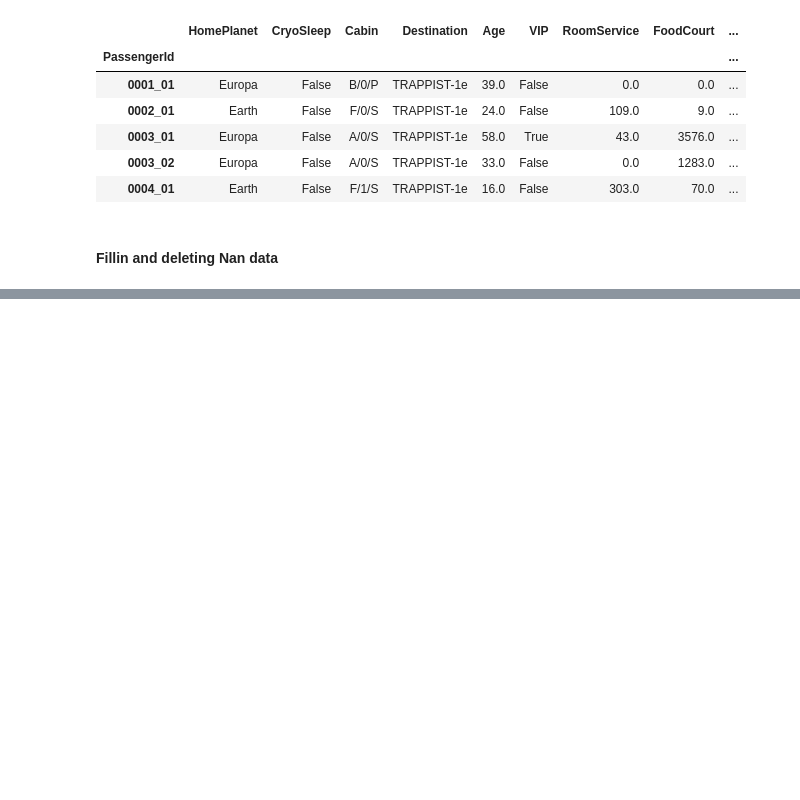
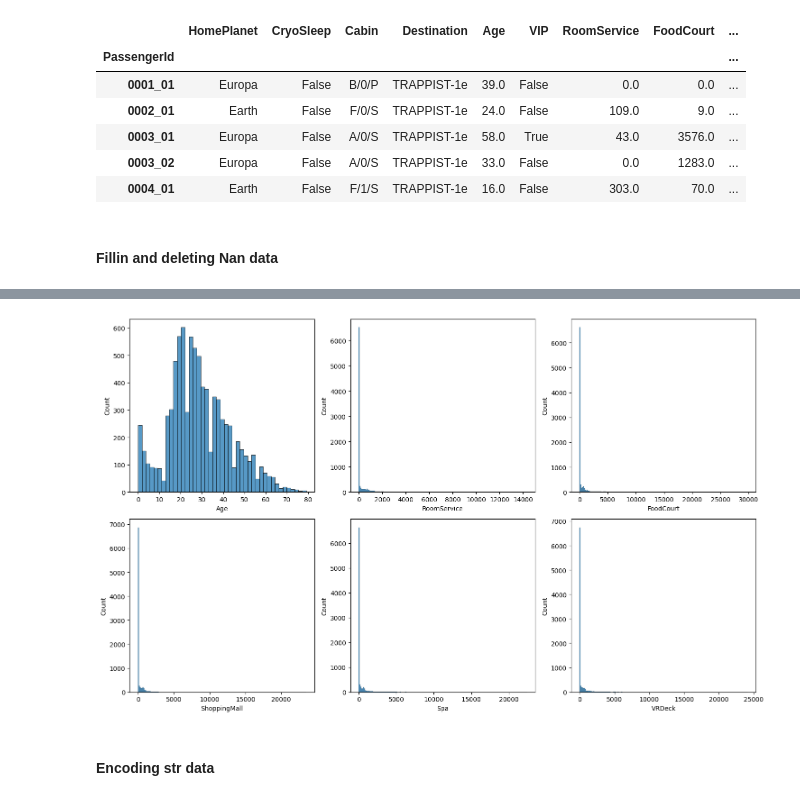
Before and after one commit to deructu/Kaggle-Competitions, a Jupyter notebook: Spaceship Titanic/spaceship_competition.ipynb, the cells around one changed output, grey strips where cells are left out. Drawn from its saved outputs; the diff is of its cells as text; code cells hidden in the pictures; blank space fills up the shorter version.

```diff
--- a/Spaceship Titanic/spaceship_competition.ipynb
+++ b/Spaceship Titanic/spaceship_competition.ipynb
@@ -163,0 +191,13 @@ a.head()
+# %%
+cols_to_plot_distribut = ['Age', 'RoomService',	'FoodCourt', 'ShoppingMall', 'Spa', 'VRDeck']
+
+fig, axs = plt.subplots(nrows=2, ncols=3, figsize=(15, 9))
+for ax, col in zip(axs.flatten(), cols_to_plot_distribut):
+    sns.histplot(data=df_train, x=col, ax=ax)
+
+
+fig.tight_layout()
+# %% [output]
+[figure, added]
+# %% [markdown]
+#### Encoding str data
```
Also changed, not shown: parts of 30 cells of this notebook, 4 other files.
